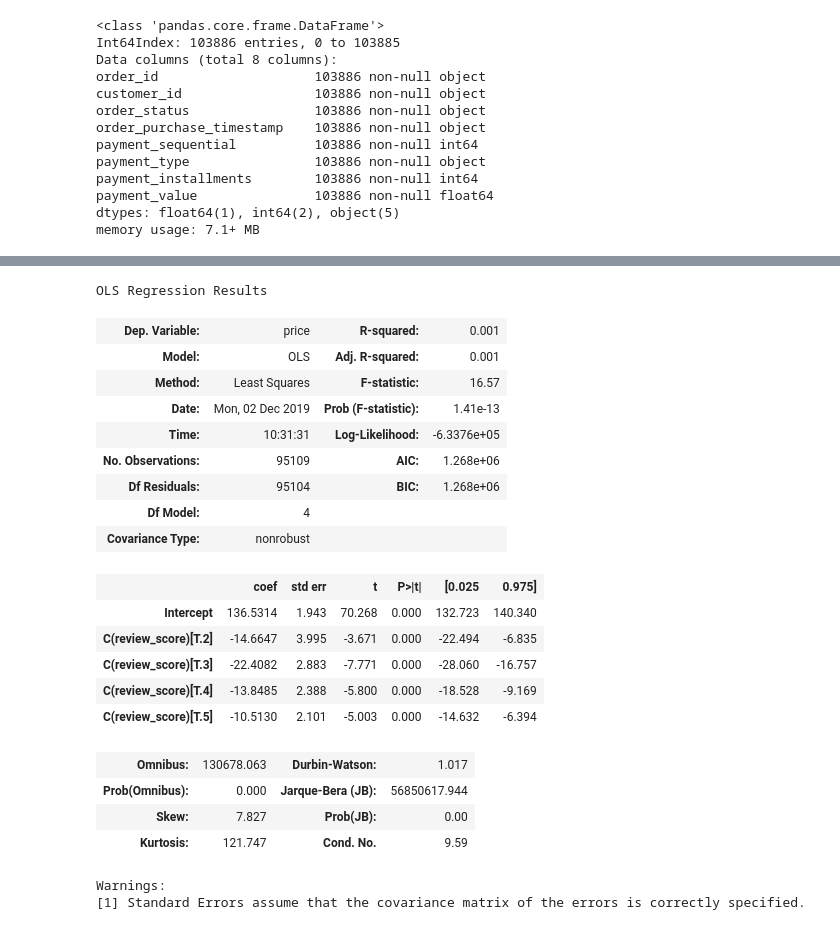
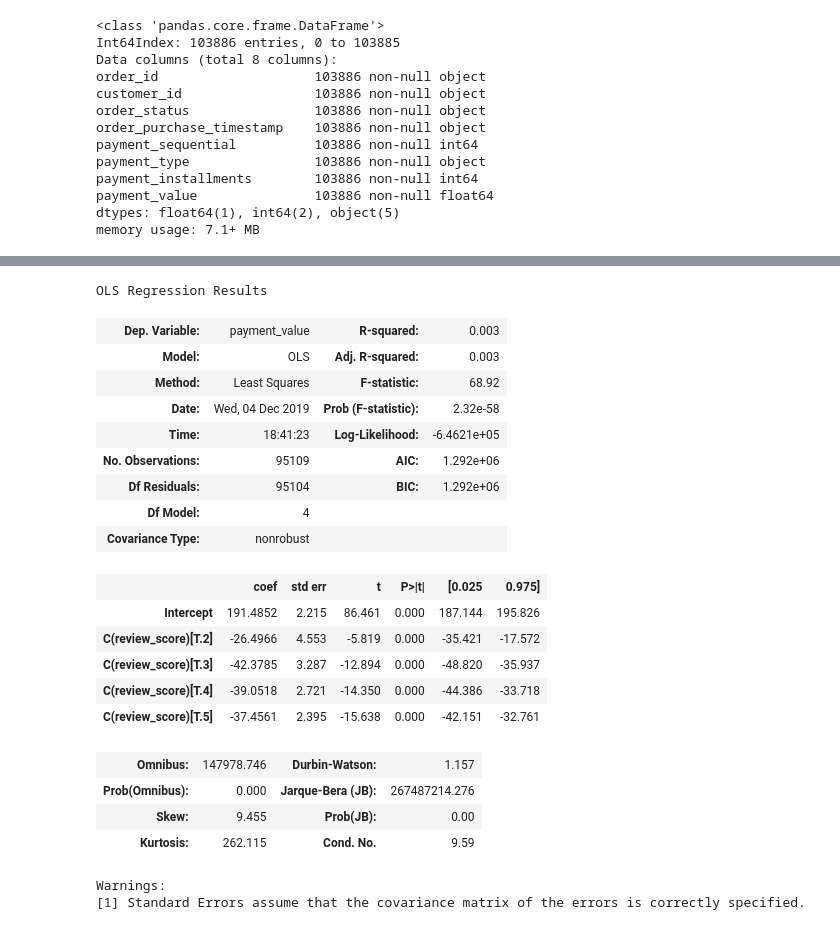
Before and after one commit to Carlene/olist_project, a Jupyter notebook: olist_regression.ipynb, the cells around one changed output, grey strips where cells are left out. Cells and saved outputs as stored; diff of their text form; code cells hidden in the pictures.

```diff
--- a/olist_regression.ipynb
+++ b/olist_regression.ipynb
@@ -260,7 +257,7 @@ memory usage: 7.1+ MB
 # fitted_model = smf.ols(formula=formula, data=payorder_customer).fit()
 # fitted_model.summary()
 # %%
-joined_table2 = joined_table.drop(columns=['customer_unique_id', 'order_approved_at', 'order_status'])
+joined_table2 = joined_table.drop(columns=['order_approved_at', 'order_status'])
 joined_table2.info()
 # %% [output]
 <class 'pandas.core.frame.DataFrame'>
@@ -283,5 +280,5 @@ memory usage: 23.9+ MB
 # %%
-olist_data = joined_table2.drop(columns=['order_delivered_carrier_date', 'order_delivered_customer_date', 'order_estimated_delivery_date', 'payment_sequential', 'payment_installments', 'review_creation_date', 'review_answer_timestamp', 'seller_id', 'shipping_limit_date', 'freight_value', 'product_name_lenght', 'product_description_lenght', 'product_weight_g', 'product_length_cm', 'product_height_cm', 'product_width_cm', 'product_category_name'])
+olist_data = joined_table2.drop(columns=['order_delivered_carrier_date', 'order_delivered_customer_date', 'order_estimated_delivery_date', 'payment_sequential', 'payment_installments', 'review_creation_date', 'review_answer_timestamp', 'shipping_limit_date', 'product_name_lenght', 'product_description_lenght', 'product_weight_g', 'product_length_cm', 'product_height_cm', 'product_width_cm', 'product_category_name', 'product_photos_qty', 'review_id'])
 olist_data.info()
 # %% [output]
 <class 'pandas.core.frame.DataFrame'>
@@ -445,30 +419,30 @@ OLS Regression Results
 Warnings:
 [1] Standard Errors assume that the covariance matrix of the errors is correctly specified.
 # %%
-formula = 'price ~ C(review_score)'
+formula = 'payment_value ~ C(review_score)'
 
 fitted_model = smf.ols(formula=formula, data=olist_data).fit()
 fitted_model.summary()
 # %% [output]
 OLS Regression Results
-| Dep. Variable: | price | R-squared: | 0.001 |
-| Model: | OLS | Adj. R-squared: | 0.001 |
-| Method: | Least Squares | F-statistic: | 16.57 |
-| Date: | Mon, 02 Dec 2019 | Prob (F-statistic): | 1.41e-13 |
-| Time: | 10:31:31 | Log-Likelihood: | -6.3376e+05 |
-| No. Observations: | 95109 | AIC: | 1.268e+06 |
-| Df Residuals: | 95104 | BIC: | 1.268e+06 |
+| Dep. Variable: | payment_value | R-squared: | 0.003 |
+| Model: | OLS | Adj. R-squared: | 0.003 |
+| Method: | Least Squares | F-statistic: | 68.92 |
+| Date: | Wed, 04 Dec 2019 | Prob (F-statistic): | 2.32e-58 |
+| Time: | 18:41:23 | Log-Likelihood: | -6.4621e+05 |
+| No. Observations: | 95109 | AIC: | 1.292e+06 |
+| Df Residuals: | 95104 | BIC: | 1.292e+06 |
 | Df Model: | 4 |  |  |
 | Covariance Type: | nonrobust |  |  |
 |  | coef | std err | t | P>|t| | [0.025 | 0.975] |
-| Intercept | 136.5314 | 1.943 | 70.268 | 0.000 | 132.723 | 140.340 |
-| C(review_score)[T.2] | -14.6647 | 3.995 | -3.671 | 0.000 | -22.494 | -6.835 |
-| C(review_score)[T.3] | -22.4082 | 2.883 | -7.771 | 0.000 | -28.060 | -16.757 |
-| C(review_score)[T.4] | -13.8485 | 2.388 | -5.800 | 0.000 | -18.528 | -9.169 |
-| C(review_score)[T.5] | -10.5130 | 2.101 | -5.003 | 0.000 | -14.632 | -6.394 |
+| Intercept | 191.4852 | 2.215 | 86.461 | 0.000 | 187.144 | 195.826 |
+| C(review_score)[T.2] | -26.4966 | 4.553 | -5.819 | 0.000 | -35.421 | -17.572 |
+| C(review_score)[T.3] | -42.3785 | 3.287 | -12.894 | 0.000 | -48.820 | -35.937 |
+| C(review_score)[T.4] | -39.0518 | 2.721 | -14.350 | 0.000 | -44.386 | -33.718 |
+| C(review_score)[T.5] | -37.4561 | 2.395 | -15.638 | 0.000 | -42.151 | -32.761 |
-| Omnibus: | 130678.063 | Durbin-Watson: | 1.017 |
-| Prob(Omnibus): | 0.000 | Jarque-Bera (JB): | 56850617.944 |
-| Skew: | 7.827 | Prob(JB): | 0.00 |
-| Kurtosis: | 121.747 | Cond. No. | 9.59 |
+| Omnibus: | 147978.746 | Durbin-Watson: | 1.157 |
+| Prob(Omnibus): | 0.000 | Jarque-Bera (JB): | 267487214.276 |
+| Skew: | 9.455 | Prob(JB): | 0.00 |
+| Kurtosis: | 262.115 | Cond. No. | 9.59 |
 Warnings:
 [1] Standard Errors assume that the covariance matrix of the errors is correctly specified.
```
Also changed, not shown: parts of 32 cells of this notebook, 4 other files.
